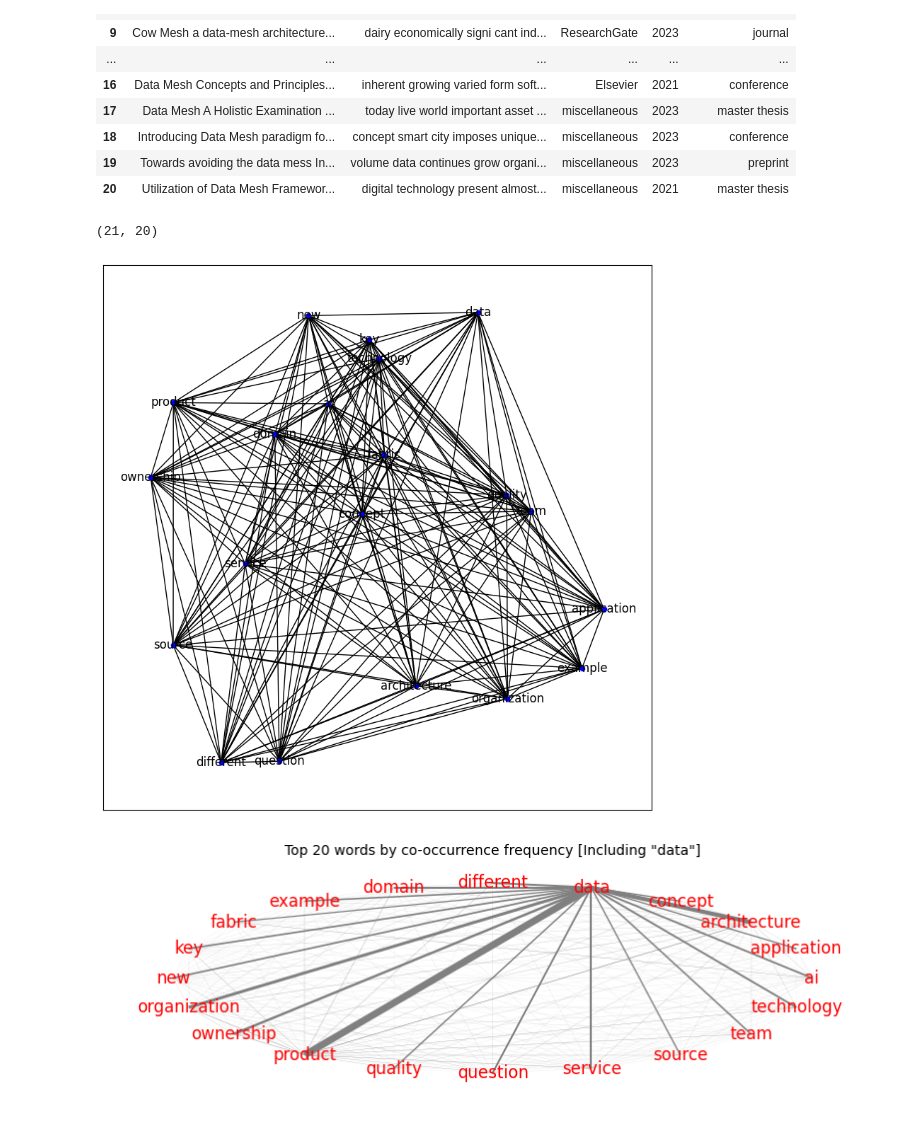
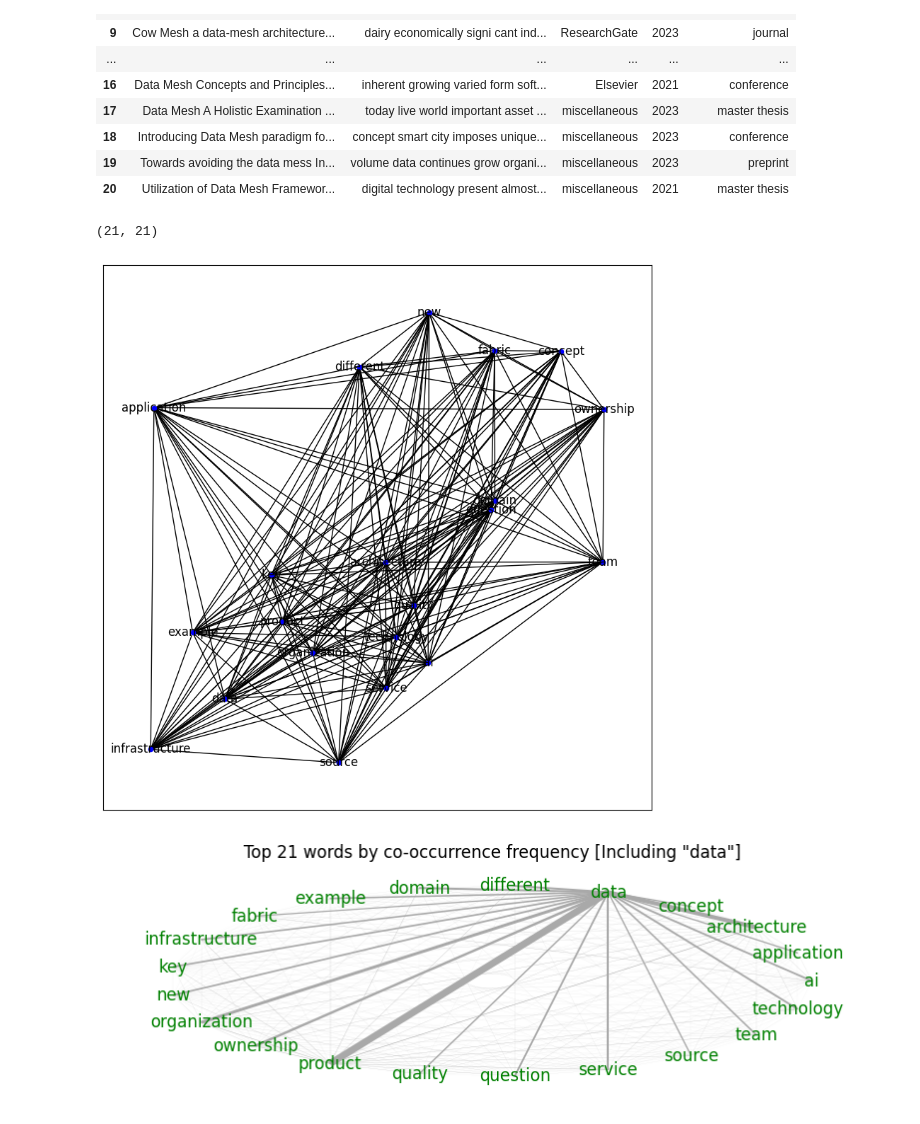
Before and after one commit to clumsyspeedboat/data_mesh_topics_and_sentiment, a Jupyter notebook: 02_Preprocess_data.ipynb, the cells around one changed output. Drawn from its saved outputs; the diff is of its cells as text; code cells hidden in the pictures.

```diff
--- a/02_Preprocess_data.ipynb
+++ b/02_Preprocess_data.ipynb
@@ -237,12 +247,12 @@ from sklearn.feature_extraction.text import CountVectorizer
 import matplotlib.colors as mcolors
 import matplotlib.cm as cm
 # %%
-cv = CountVectorizer(ngram_range=(1,1), stop_words='english', max_features=20)
+cv = CountVectorizer(ngram_range=(1,1), stop_words='english', max_features=21)
 counts_matrix = cv.fit_transform(pdf_data['Content'])
 # %%
 counts_matrix.shape
 # %% [output]
-(21, 20)
+(21, 21)
 # %%
 # Get feature names (words)
 words = cv.get_feature_names_out()
@@ -267,7 +277,7 @@ plt.show()
 
 # plt.savefig('word_co-occurrence.pdf', format='pdf')
 # %% [output]
-[figure, old version]
+[figure, new version]
 # %%
 # Get feature names (words)
 words = cv.get_feature_names_out()
@@ -285,34 +295,35 @@ G = nx.from_pandas_adjacency(co_occurrences_df)
 for (u, v, wt) in G.edges.data('weight'):
     if wt is None:
         G[u][v]['weight'] = co_occurrences_df[u][v]
 
 # Get edge weights for a list
 weights = [G[u][v]['weight'] for u,v in G.edges]
 
 # Normalize weights to range 0 to 1 for better visuals
 weights = np.array(weights)
 weights = (weights / weights.max()) * 5
 
 # Set figure size for the plot
 plt.figure(figsize=(10, 3))
-plt.title('Top 20 words by co-occurrence frequency [Including "data"]', fontsize = 10)
+plt.title('Top 21 words by co-occurrence frequency [Including "data"]', fontsize = 12)
 
 # Draw nodes
 pos = nx.kamada_kawai_layout(G)
 nx.draw_networkx_nodes(G, pos, node_color='white', node_size=0)
 
 # Draw edges with thickness representing the weight
-nx.draw_networkx_edges(G, pos, width=weights, edge_color='grey')
+nx.draw_networkx_edges(G, pos, width=weights, edge_color='darkgrey')
 
 # Draw node labels
-nx.draw_networkx_labels(G, pos, font_size=12, font_color='red')
+nx.draw_networkx_labels(G, pos, font_size=12, font_color='green')
 
 # Remove the spines (boundary) around the plot
 plt.gca().spines['top'].set_visible(False)
 plt.gca().spines['right'].set_visible(False)
 plt.gca().spines['bottom'].set_visible(False)
 plt.gca().spines['left'].set_visible(False)
 
+plt.savefig('word_co-occurrence.pdf', format='pdf', bbox_inches='tight')
 plt.show()
 # %% [output]
-[figure, old version]
+[figure, new version]
```
Also changed, not shown: parts of 9 cells of this notebook, 4 other files.
